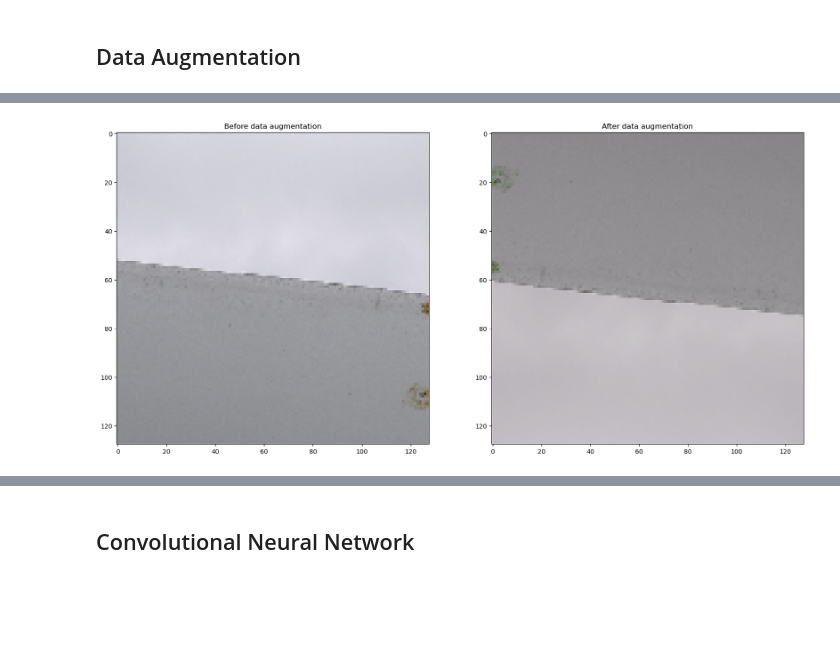
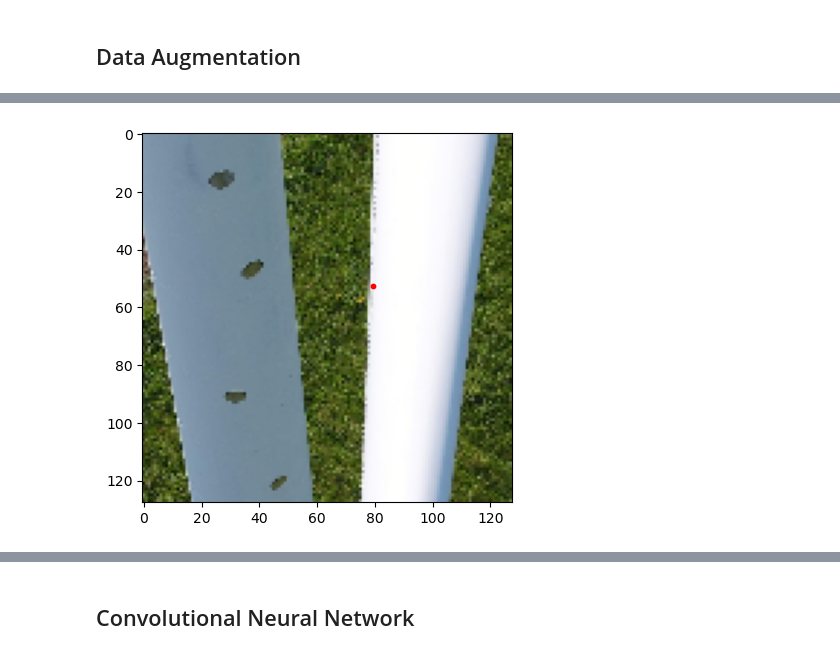
Before and after one commit to PPortela00/Computer-Vision, a Jupyter notebook: Project/Project.ipynb, the cells around one changed output, grey strips where cells are left out. Drawn from its saved outputs; the diff is of its cells as text; code cells hidden in the pictures; blank space fills up the shorter version.

```diff
--- a/Project/Project.ipynb
+++ b/Project/Project.ipynb
@@ -626,6 +605,10 @@ def process_train_dataset(train_data_per_category, dup_data_per_category, transf
     datasets_original = []
 
     for category, data in train_data_per_category.items():
+        # Verifica se a chave 'images' está presente e se tem elementos
+        if 'images' not in data or not data['images']:
+            continue
+
         images_original = data['images']
         labels_original = data['labels']
         bboxes_original = data['bboxes']
@@ -641,23 +624,20 @@ def process_train_dataset(train_data_per_category, dup_data_per_category, transf
             # Verifica se a lista de imagens não está vazia
             if images_augmented:
                 dataset_augmented = NordtankSubImagesDataset(images=images_augmented,
-                                                            labels=labels_augmented,
-                                                            bboxes=bboxes_augmented,
+                                                            labels=labels_augmented, bboxes=bboxes_augmented,
                                                             centerpoints=centerpoints_augmented,
                                                             transform=transform)
                 datasets_combined.append(dataset_augmented)
                 datasets_augmented.append(dataset_augmented)
 
-            # Verifica se a lista de imagens não está vazia
-            if images_original:
-                dataset_original = NordtankSubImagesDataset(images=images_original,
-                                                            labels=labels_original,
-                                                            bboxes=bboxes_original,
-                                                            centerpoints=centerpoints_original
-                                                            )
-
-                datasets_combined.append(dataset_original)
-                datasets_original.append(dataset_original)
+        # Verifica se a lista de imagens não está vazia
+        if images_original:
+            dataset_original = NordtankSubImagesDataset(images=images_original,
+                                                        labels=labels_original, bboxes=bboxes_original,
+                                                        centerpoints=centerpoints_original,
+                                                        transform=None)
+            datasets_combined.append(dataset_original)
+            datasets_original.append(dataset_original)
 
     # Combine os datasets originais e aumentados apenas se houver pelo menos um de cada
     if datasets_combined:
@@ -781,4 +731,5 @@ BeforeAfterDataAugmentation(TrainDatasetAugmented_one, TrainDatasetOriginal_one,
-# %%
-BeforeAfterDataAugmentation(TrainDatasetAugmented_one, TrainDatasetOriginal_one, 11)
-# %% [output]
-[figure, removed]
+# %%
+sub_image_test_original = OriginalDataset[1][10]
+PlotCenterPoint(sub_image_test_original[0], sub_image_test_original[3])
+# %% [output]
+[figure, added]
```
Also changed, not shown: parts of 12 cells of this notebook.
